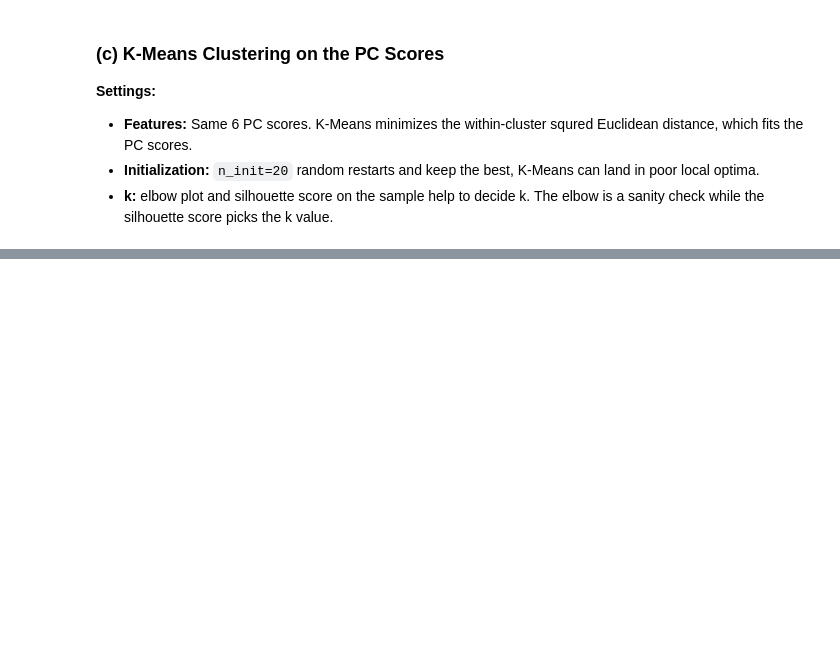
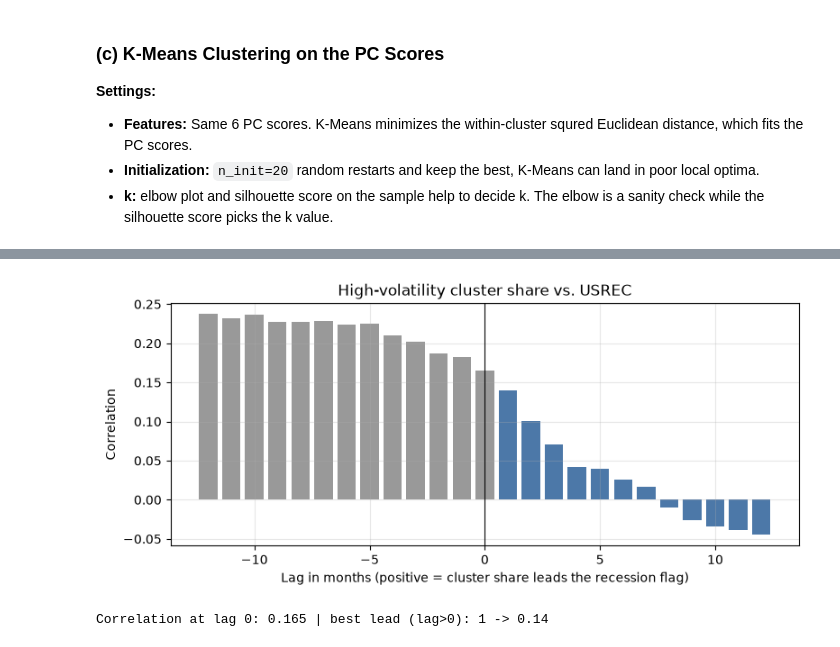
Before and after one commit to MaxWeisz88/COSI104A_HW6, a Jupyter notebook: tasks2.ipynb, the cells around one changed output, grey strips where cells are left out. Drawn from its saved outputs; the diff is of its cells as text; code cells hidden in the pictures; blank space fills up the shorter version.

```diff
--- a/tasks2.ipynb
+++ b/tasks2.ipynb
@@ -339,0 +316,14 @@ Freq: M, Name: USREC, dtype: int64
+# %%
+# Load the NBER recession indicator for each month (1=recession, 0=no recession)
+usrec = pd.read_csv("HW5USREC.csv", parse_dates=["observation_date"])
+rec = usrec.assign(month=usrec["observation_date"].dt.to_period("M")).set_index("month")["USREC"]
+
+# Monthly mix of K-Means day types, and the matching recession flag for each of those months
+shares = monthly_share(km_labels, best_k_km)
+missing = shares.index.difference(rec.index)
+if len(missing): raise ValueError(f"USREC is missing {len(missing)} portfolio months") # Check that dates line up
+y_m = rec.reindex(shares.index).astype(int)
+print(f"{len(y_m)} months | {y_m.mean():.1%} are NBER recession months (the no-skill baseline)")
+
+# 1. Average cluster mix: recession vs. expansion months
+display(shares.groupby(y_m).mean().rename(index={0: "Expansion", 1: "Recession"}).round(3))
@@ -339,0 +336,16 @@ Freq: M, Name: USREC, dtype: int64
+# %%
+# 2. Timing: correlation between the high-volatility cluster share and USREC at different lags.
+#    Positive lag = share from `lag` months EARLIER vs. today's recession flag (a leading signal).
+high = shares[best_k_km - 1] # Share of days in the most volatile cluster
+lags = list(range(-12, 13))
+xc = [y_m.corr(high.shift(l)) for l in lags]
+plt.figure(figsize=(9, 3.5))
+plt.bar(lags, xc, color=["#4C78A8" if l > 0 else "#999999" for l in lags])
+plt.axvline(0, color="k", lw=.8)
+plt.xlabel("Lag in months (positive = cluster share leads the recession flag)")
+plt.ylabel("Correlation"); plt.title("High-volatility cluster share vs. USREC"); plt.grid(alpha=.3); plt.show()
+print("Correlation at lag 0:", round(xc[lags.index(0)], 3), "| best lead (lag>0):",
+      lags[int(np.argmax(xc[13:])) + 13], "->", round(max(xc[13:]), 3))
+# %% [output]
+[figure, added]
+Correlation at lag 0: 0.165 | best lead (lag>0): 1 -> 0.14
```
Also changed, not shown: parts of 32 cells of this notebook, 1 other file.
